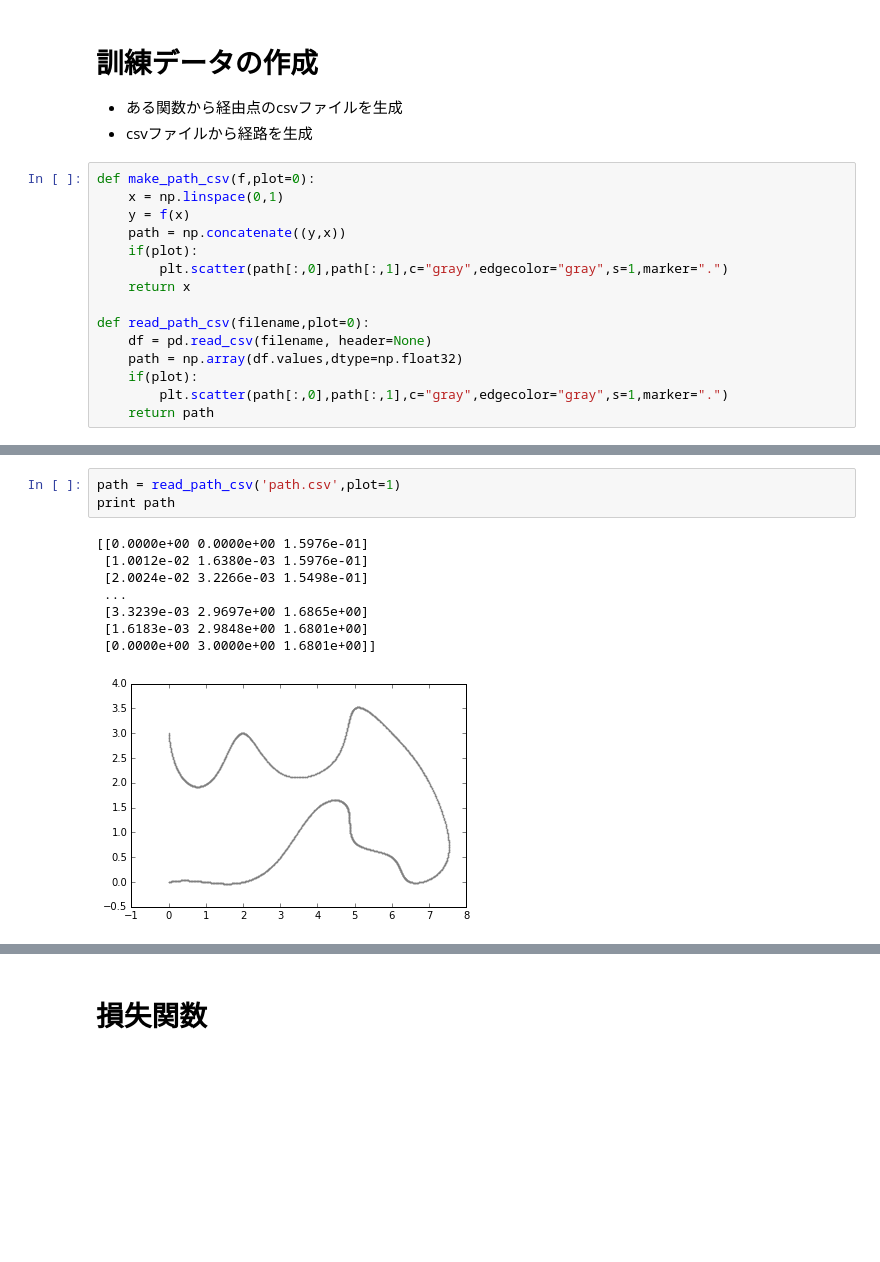
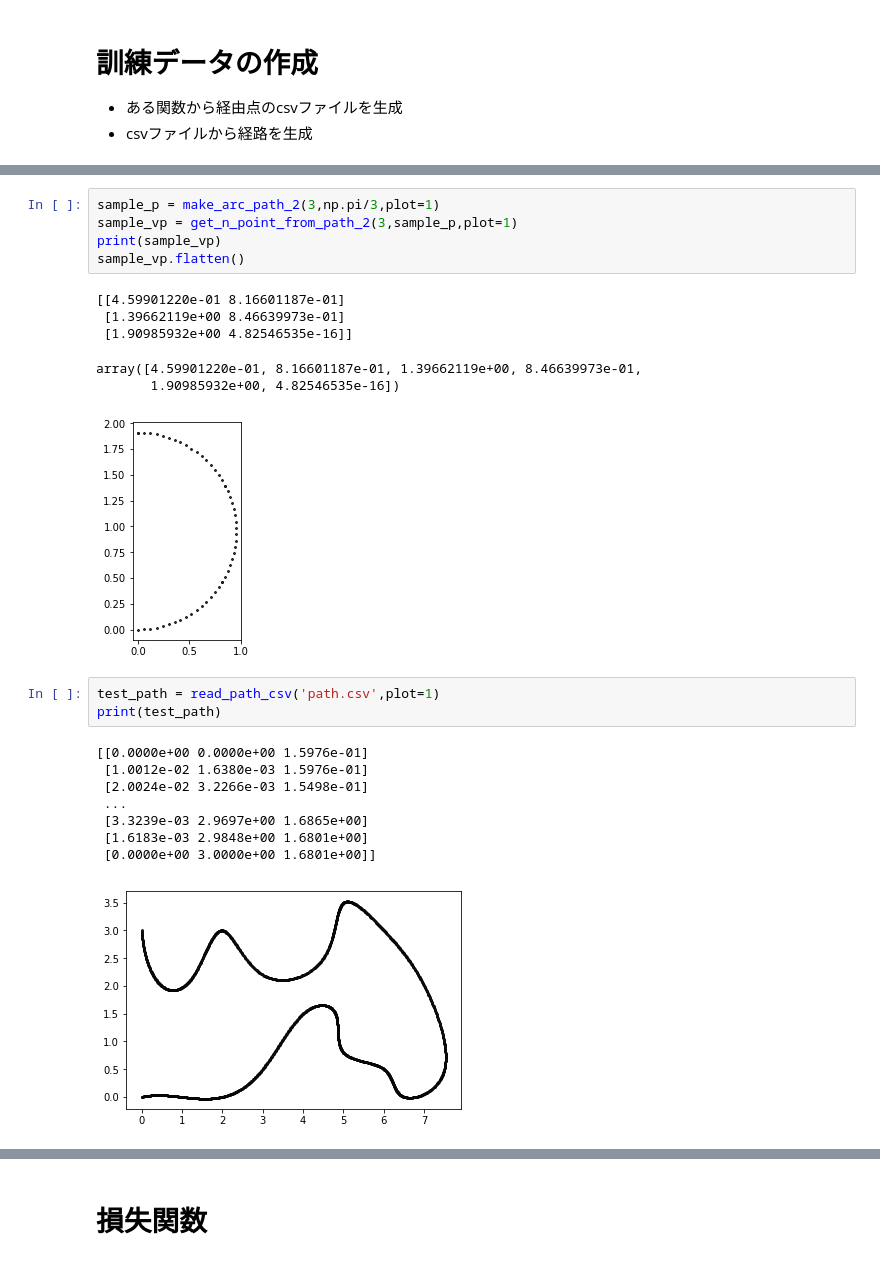
Before and after one commit to yotaseki/ParameterLearning, a Jupyter notebook: MovingCar.ipynb, the cells around one changed output, grey strips where cells are left out. Drawn from its saved outputs; the diff is of its cells as text; blank space fills up the shorter version.

```diff
--- a/MovingCar.ipynb
+++ b/MovingCar.ipynb
@@ -130,18 +138,3 @@ variable([[[-0.29834315  0.9501173 ]
 
 * ある関数から経由点のcsvファイルを生成
 * csvファイルから経路を生成
-# %%
-def make_path_csv(f,plot=0):
-    x = np.linspace(0,1)
-    y = f(x)
-    path = np.concatenate((y,x))
-    if(plot):
-        plt.scatter(path[:,0],path[:,1],c="gray",edgecolor="gray",s=1,marker=".")
-    return x
-
-def read_path_csv(filename,plot=0):
-    df = pd.read_csv(filename, header=None)
-    path = np.array(df.values,dtype=np.float32)
-    if(plot):
-        plt.scatter(path[:,0],path[:,1],c="gray",edgecolor="gray",s=1,marker=".")
-    return path
@@ -150,12 +241,24 @@ def read_path_csv(filename,plot=0):
+# %%
+sample_p = make_arc_path_2(3,np.pi/3,plot=1)
+sample_vp = get_n_point_from_path_2(3,sample_p,plot=1)
+print(sample_vp)
+sample_vp.flatten()
+# %% [output]
+[[4.59901220e-01 8.16601187e-01]
+ [1.39662119e+00 8.46639973e-01]
+ [1.90985932e+00 4.82546535e-16]]
+array([4.59901220e-01, 8.16601187e-01, 1.39662119e+00, 8.46639973e-01,
+       1.90985932e+00, 4.82546535e-16])
+[figure, added]
 # %%
-path = read_path_csv('path.csv',plot=1)
-print path
+test_path = read_path_csv('path.csv',plot=1)
+print(test_path)
 # %% [output]
 [[0.0000e+00 0.0000e+00 1.5976e-01]
  [1.0012e-02 1.6380e-03 1.5976e-01]
  [2.0024e-02 3.2266e-03 1.5498e-01]
  ...
  [3.3239e-03 2.9697e+00 1.6865e+00]
  [1.6183e-03 2.9848e+00 1.6801e+00]
  [0.0000e+00 3.0000e+00 1.6801e+00]]
-[figure, old version]
+[figure, new version]
```
Also changed, not shown: parts of 19 cells of this notebook.
